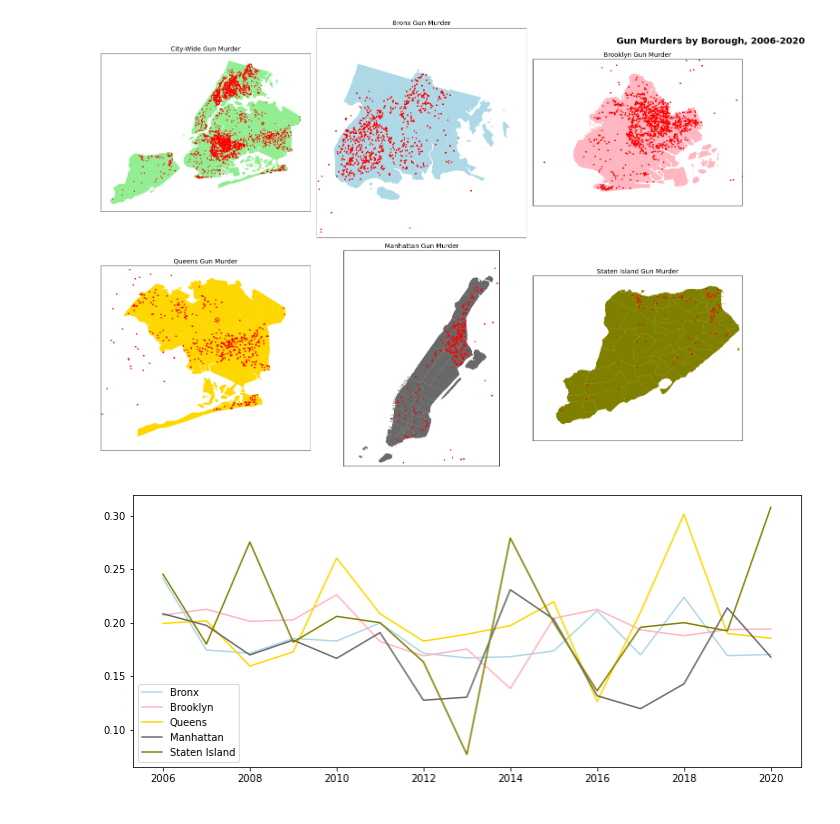
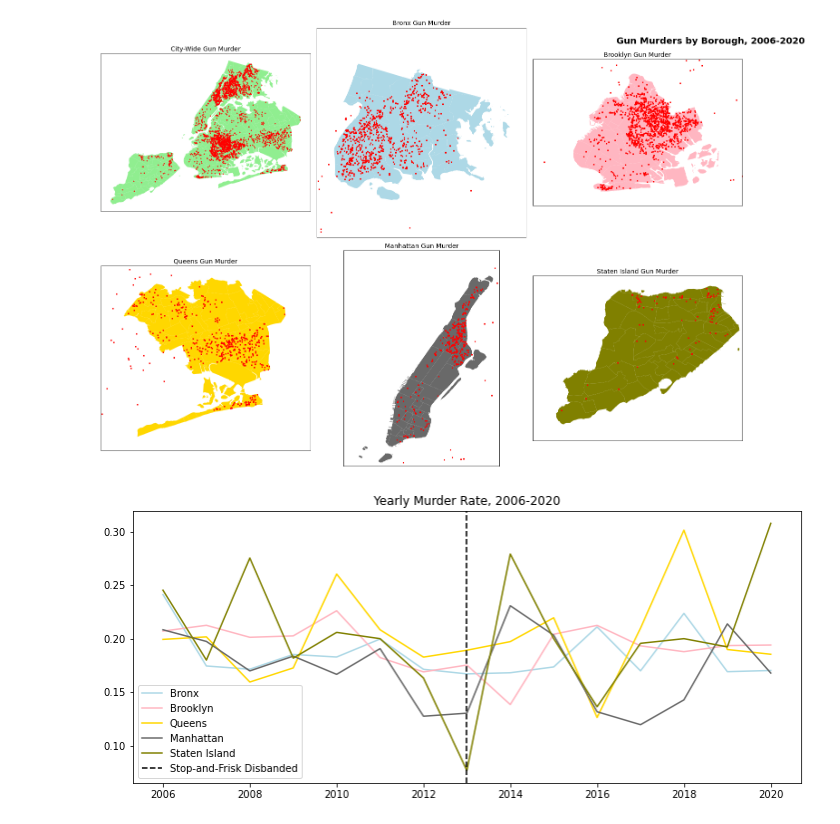
Before and after one commit to sashasabater/nyc-gun-violence, a Jupyter notebook: notebooks/nypd.ipynb, the cells around one changed output. Cells and saved outputs as stored; diff of their text form; code cells hidden in the pictures.

Commit message:
updated axes labels

```diff
--- a/notebooks/nypd.ipynb
+++ b/notebooks/nypd.ipynb
@@ -199,11 +199,13 @@ plt.savefig('../images/borough-murders.png');
 # %%
 fig, ax = plt.subplots(figsize = (12, 5))
 ax.plot(yearly.index, yearly.Bronx,color = 'lightblue', label = 'Bronx')
 ax.plot(yearly.index,yearly.Brooklyn, color = 'lightpink', label = 'Brooklyn')
 ax.plot(yearly.index,yearly.Queens, color = 'gold', label = 'Queens')
 ax.plot(yearly.index,yearly.Manhattan, color='dimgray', label = 'Manhattan')
 ax.plot(yearly.index,yearly['Staten Island'], color = 'olive', label = 'Staten Island')
-axs
-ax.legend();
+ax.set_title('Yearly Murder Rate, 2006-2020')
+ax.axvline(2013, linestyle = '--', color = 'black', label = 'Stop-and-Frisk Disbanded')
+ax.legend()
+plt.savefig('../images/yearly-rate.png');
 # %% [output]
-[figure, old version]
+[figure, new version]
```
Also changed, not shown: 1 other file.
